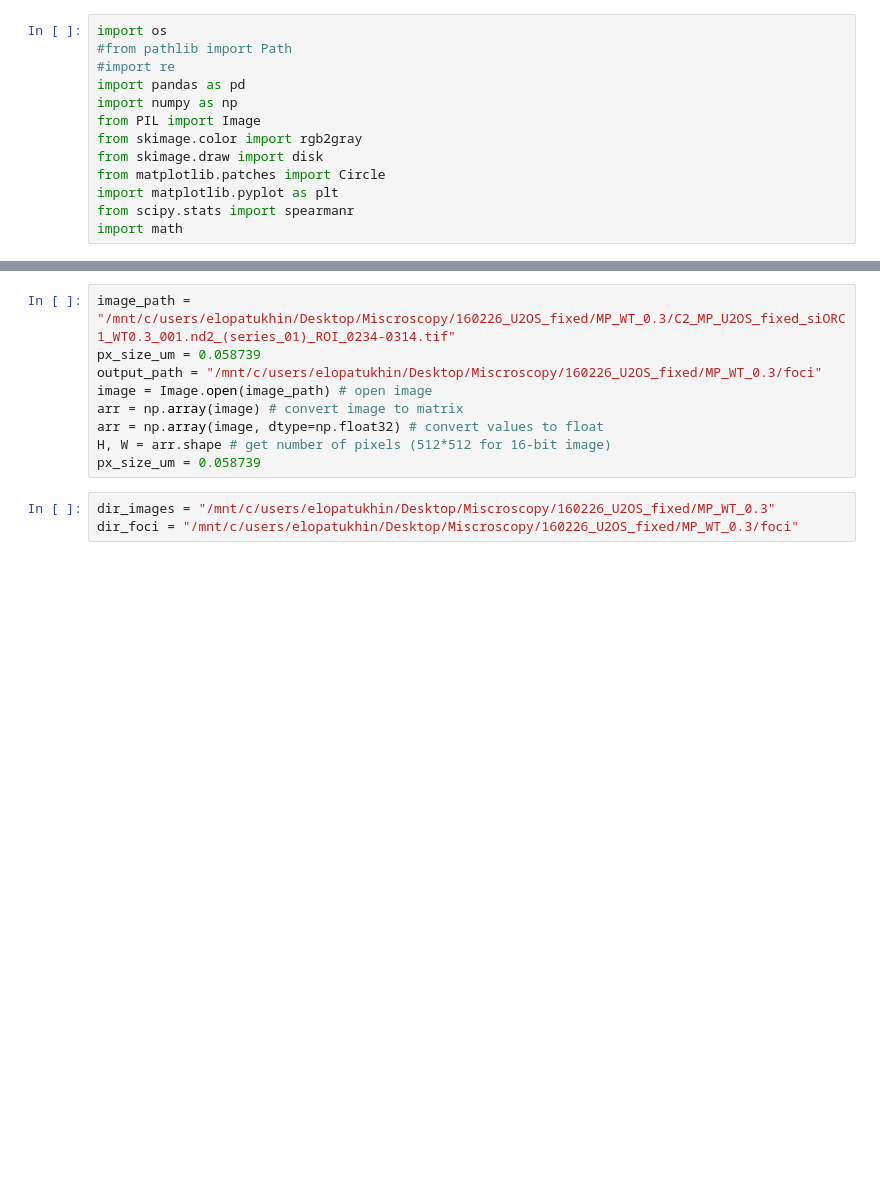
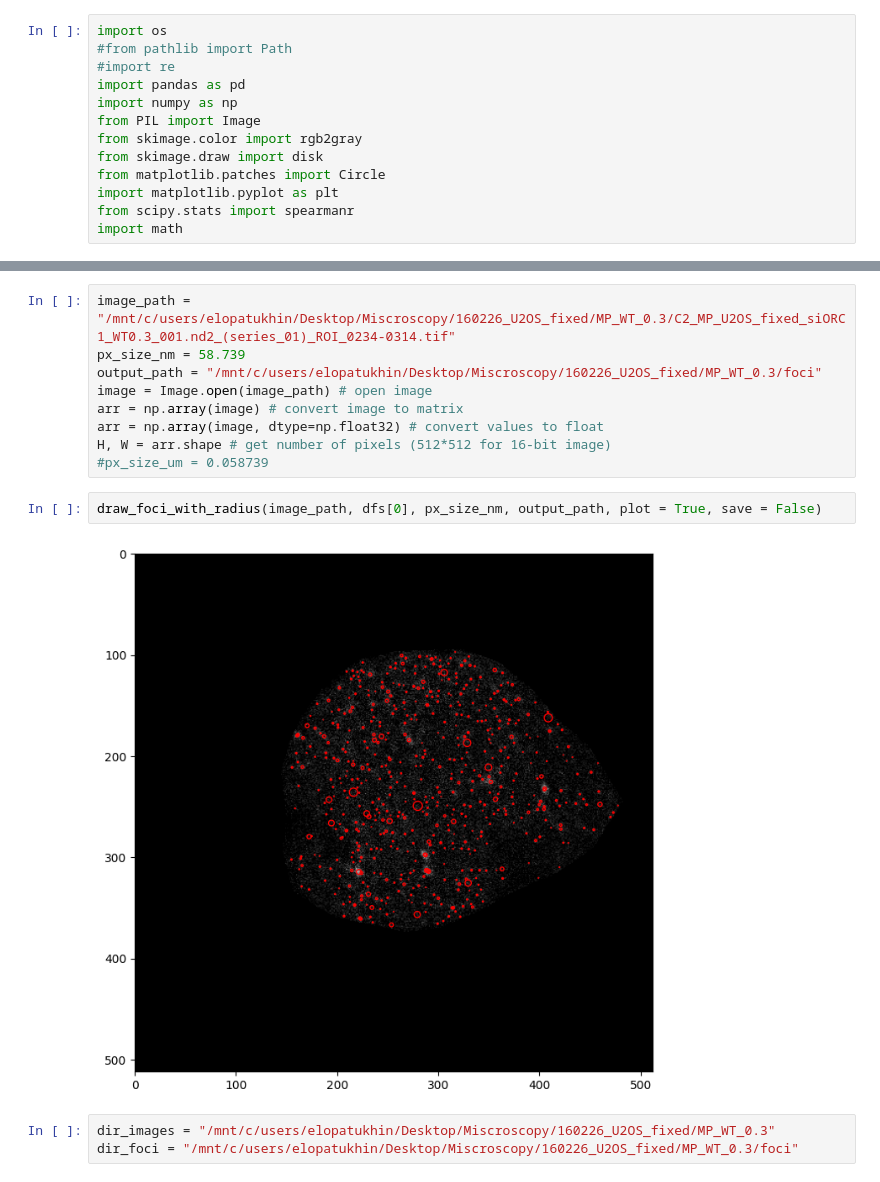
Before and after one commit to Lopatushka/LLPS, a Jupyter notebook: Foci/draft.ipynb, the cells around one changed output, grey strips where cells are left out. Saved outputs shown, nothing was run; the diff lists cells and outputs as text; blank space fills up the shorter version.

Commit message:
draft fix draw_foci_with_radius fun

```diff
--- a/Foci/draft.ipynb
+++ b/Foci/draft.ipynb
@@ -141,13 +149,17 @@ def foci_one_image(image_path, df, px_size_um, output_path, plot = True):
     return df_out
 # %%
 image_path = "/mnt/c/users/elopatukhin/Desktop/Miscroscopy/160226_U2OS_fixed/MP_WT_0.3/C2_MP_U2OS_fixed_siORC1_WT0.3_001.nd2_(series_01)_ROI_0234-0314.tif"
-px_size_um = 0.058739
+px_size_nm = 58.739
 output_path = "/mnt/c/users/elopatukhin/Desktop/Miscroscopy/160226_U2OS_fixed/MP_WT_0.3/foci"
 image = Image.open(image_path) # open image
 arr = np.array(image) # convert image to matrix
 arr = np.array(image, dtype=np.float32) # convert values to float
 H, W = arr.shape # get number of pixels (512*512 for 16-bit image)
-px_size_um = 0.058739
+#px_size_um = 0.058739
+# %%
+draw_foci_with_radius(image_path, dfs[0], px_size_nm, output_path, plot = True, save = False)
+# %% [output]
+[figure, added]
 # %%
 dir_images = "/mnt/c/users/elopatukhin/Desktop/Miscroscopy/160226_U2OS_fixed/MP_WT_0.3"
 dir_foci = "/mnt/c/users/elopatukhin/Desktop/Miscroscopy/160226_U2OS_fixed/MP_WT_0.3/foci"
```
Also changed, not shown: parts of 11 cells of this notebook.
